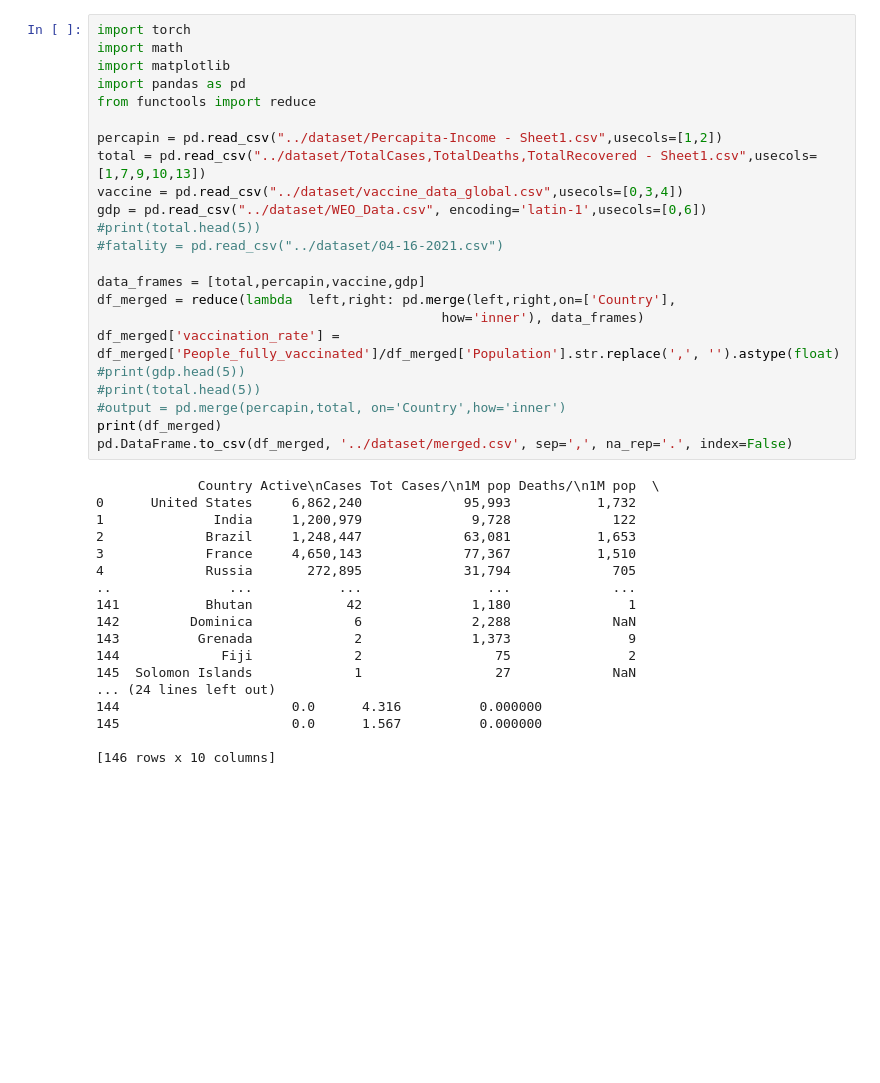
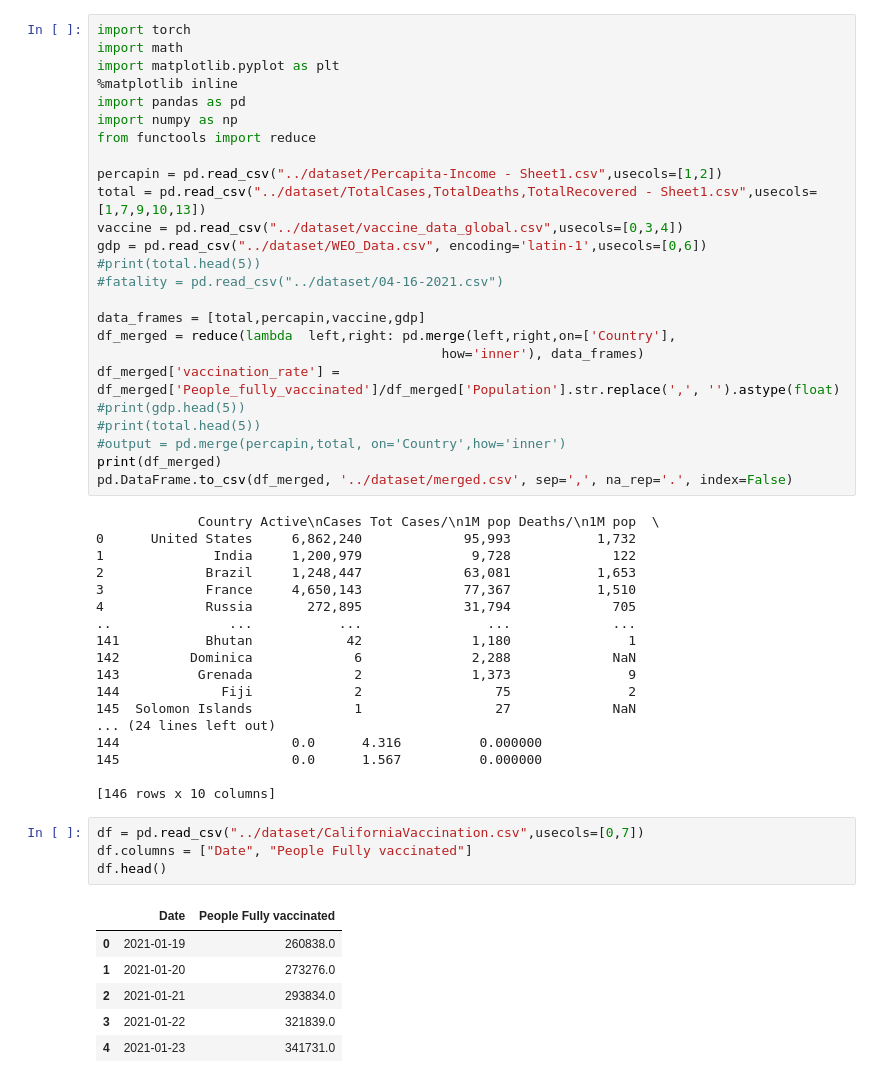
Before and after one commit to SJSUSpring21/LockdownBuster, a Jupyter notebook: src/ml.ipynb, the cells around one changed output. Cells and saved outputs as stored; diff of their text form; blank space fills up the shorter version.

```diff
--- a/src/ml.ipynb
+++ b/src/ml.ipynb
@@ -1,8 +1,10 @@
 # %%
 import torch
 import math
-import matplotlib
+import matplotlib.pyplot as plt
+%matplotlib inline
 import pandas as pd
+import numpy as np
 from functools import reduce
 
 percapin = pd.read_csv("../dataset/Percapita-Income - Sheet1.csv",usecols=[1,2])
@@ -39,3 +41,14 @@ pd.DataFrame.to_csv(df_merged, '../dataset/merged.csv', sep=',', na_rep='.', ind
 145                      0.0      1.567          0.000000
 
 [146 rows x 10 columns]
+# %%
+df = pd.read_csv("../dataset/CaliforniaVaccination.csv",usecols=[0,7])
+df.columns = ["Date", "People Fully vaccinated"]
+df.head()
+# %% [output]
+|  | Date | People Fully vaccinated |
+| 0 | 2021-01-19 | 260838.0 |
+| 1 | 2021-01-20 | 273276.0 |
+| 2 | 2021-01-21 | 293834.0 |
+| 3 | 2021-01-22 | 321839.0 |
+| 4 | 2021-01-23 | 341731.0 |
```
Also changed, not shown: parts of 12 cells of this notebook, 4 other files.
